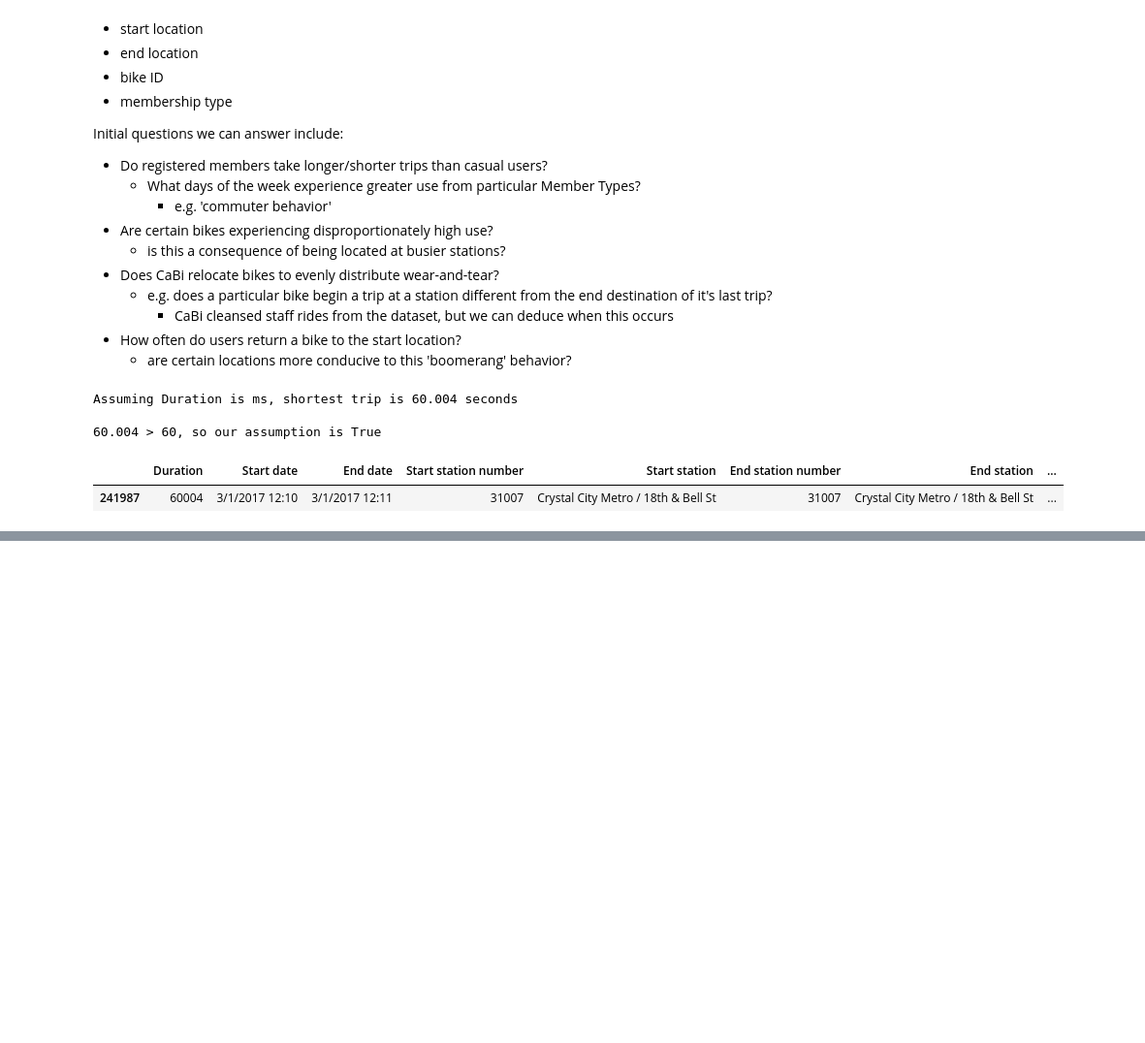
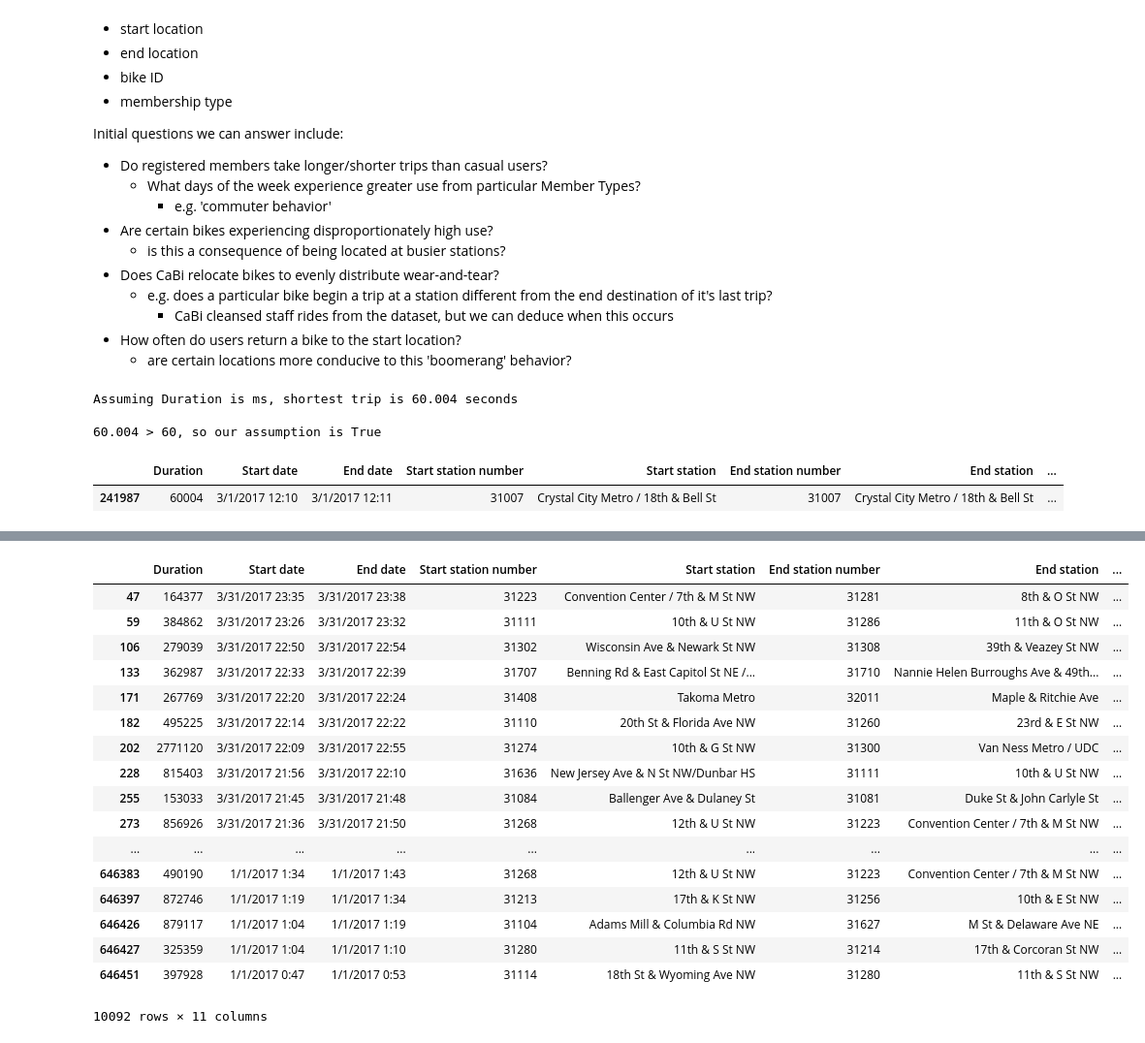
Before and after one commit to josephhaaga/CapitalBikeshare, a Jupyter notebook: InitialEDA.ipynb, the cells around one changed output, grey strips where cells are left out. Shown: that part at 97% size. Drawn from its saved outputs; the diff is of its cells as text; code cells hidden in the pictures; blank space fills up the shorter version.

```diff
--- a/InitialEDA.ipynb
+++ b/InitialEDA.ipynb
@@ -74,0 +161,28 @@ grouped_by_membership['Duration (m)'].mean().plot(kind='bar', rot=0, title="Aver
+# %%
+rides_per_bike = rides_per_bike.reset_index()
+rides_per_bike['Number of Rides'] = rides_per_bike['Duration']
+rides_per_bike = rides_per_bike[['Bike number', 'Number of Rides']]
+bikes_used_less_than_50_times = rides_per_bike[rides_per_bike['Number of Rides'] < 50]['Bike number']
+# %%
+trips_on_underused_bikes = raw[raw['Bike number'].isin(bikes_used_less_than_50_times)]
+# %%
+trips_on_underused_bikes
+# %% [output]
+|  | Duration | Start date | End date | Start station number | Start station | End station number | End station | ... |
+| 47 | 164377 | 3/31/2017 23:35 | 3/31/2017 23:38 | 31223 | Convention Center / 7th & M St NW | 31281 | 8th & O St NW | ... |
+| 59 | 384862 | 3/31/2017 23:26 | 3/31/2017 23:32 | 31111 | 10th & U St NW | 31286 | 11th & O St NW | ... |
+| 106 | 279039 | 3/31/2017 22:50 | 3/31/2017 22:54 | 31302 | Wisconsin Ave & Newark St NW | 31308 | 39th & Veazey St NW | ... |
+| 133 | 362987 | 3/31/2017 22:33 | 3/31/2017 22:39 | 31707 | Benning Rd & East Capitol St NE /... | 31710 | Nannie Helen Burroughs Ave & 49th... | ... |
+| 171 | 267769 | 3/31/2017 22:20 | 3/31/2017 22:24 | 31408 | Takoma Metro | 32011 | Maple & Ritchie Ave | ... |
+| 182 | 495225 | 3/31/2017 22:14 | 3/31/2017 22:22 | 31110 | 20th St & Florida Ave NW | 31260 | 23rd & E St NW | ... |
+| 202 | 2771120 | 3/31/2017 22:09 | 3/31/2017 22:55 | 31274 | 10th & G St NW | 31300 | Van Ness Metro / UDC | ... |
+| 228 | 815403 | 3/31/2017 21:56 | 3/31/2017 22:10 | 31636 | New Jersey Ave & N St NW/Dunbar HS | 31111 | 10th & U St NW | ... |
+| 255 | 153033 | 3/31/2017 21:45 | 3/31/2017 21:48 | 31084 | Ballenger Ave & Dulaney St | 31081 | Duke St & John Carlyle St | ... |
+| 273 | 856926 | 3/31/2017 21:36 | 3/31/2017 21:50 | 31268 | 12th & U St NW | 31223 | Convention Center / 7th & M St NW | ... |
+| ... | ... | ... | ... | ... | ... | ... | ... | ... |
+| 646383 | 490190 | 1/1/2017 1:34 | 1/1/2017 1:43 | 31268 | 12th & U St NW | 31223 | Convention Center / 7th & M St NW | ... |
+| 646397 | 872746 | 1/1/2017 1:19 | 1/1/2017 1:34 | 31213 | 17th & K St NW | 31256 | 10th & E St NW | ... |
+| 646426 | 879117 | 1/1/2017 1:04 | 1/1/2017 1:19 | 31104 | Adams Mill & Columbia Rd NW | 31627 | M St & Delaware Ave NE | ... |
+| 646427 | 325359 | 1/1/2017 1:04 | 1/1/2017 1:10 | 31280 | 11th & S St NW | 31214 | 17th & Corcoran St NW | ... |
+| 646451 | 397928 | 1/1/2017 0:47 | 1/1/2017 0:53 | 31114 | 18th St & Wyoming Ave NW | 31280 | 11th & S St NW | ... |
+10092 rows × 11 columns
```
Also changed, not shown: parts of 19 cells of this notebook, 1 other file.
